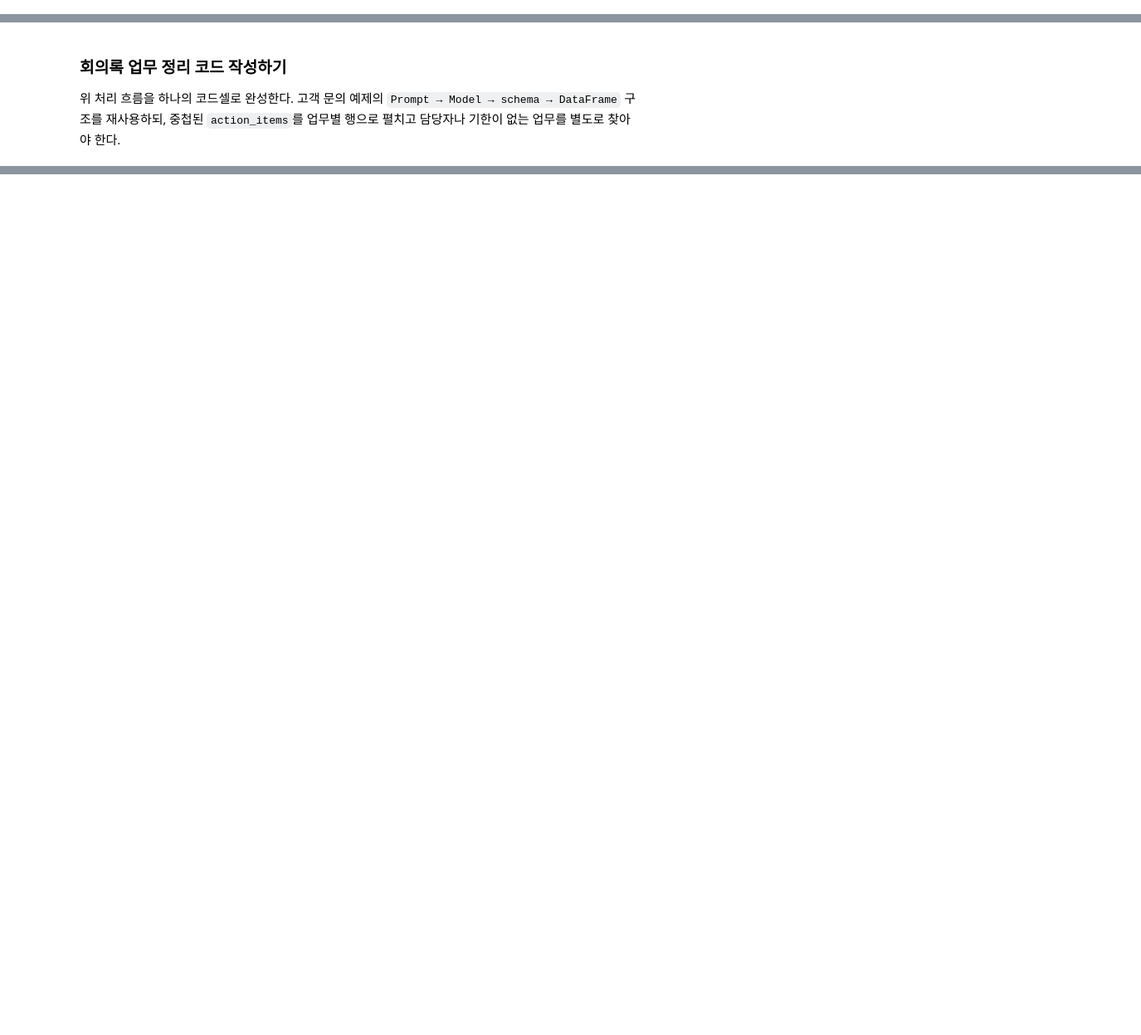
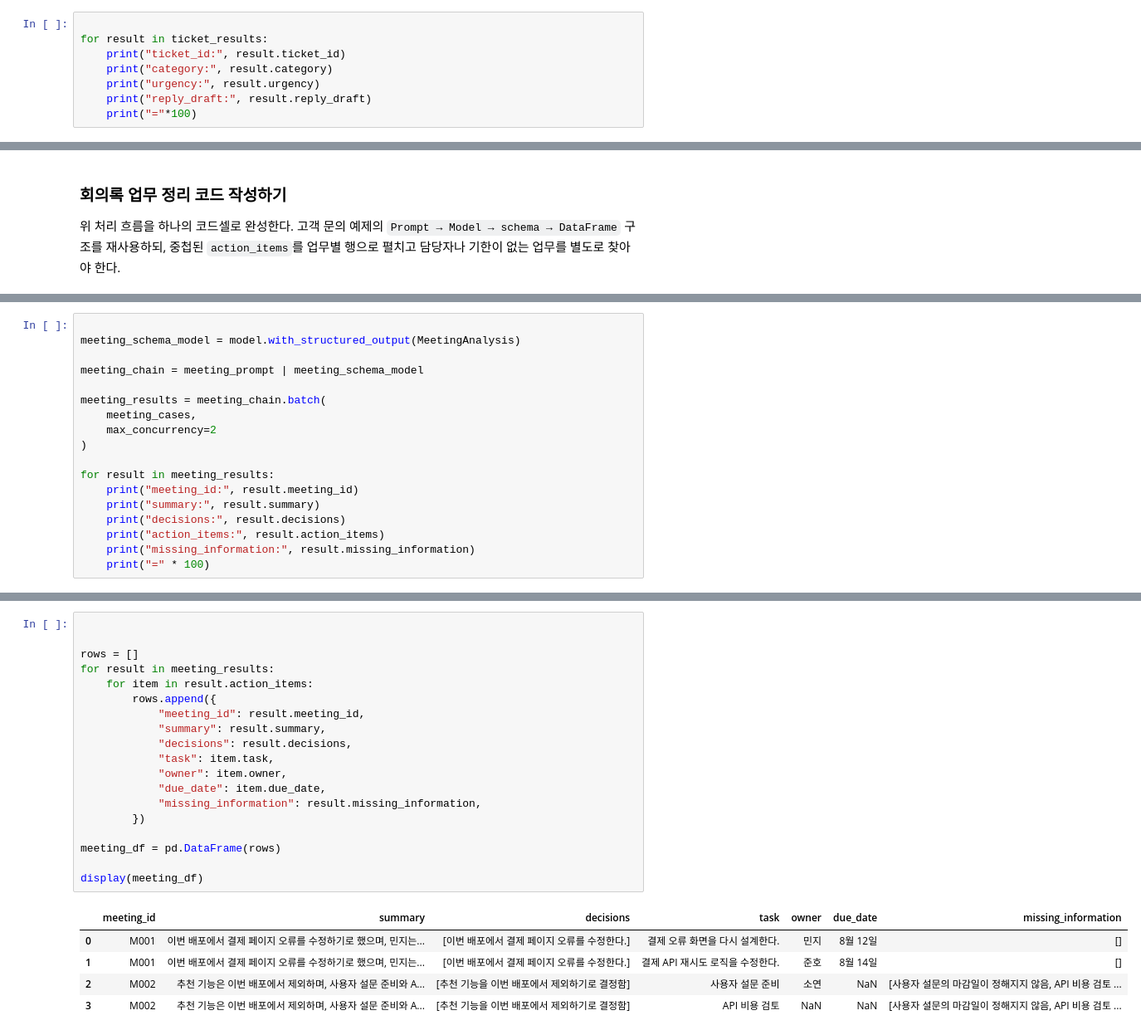
Before and after one commit to lesoo-SKN-33th/09_llm, a Jupyter notebook: 05_langchain/02_langchain_component/01_model_io.ipynb, the cells around one changed output, grey strips where cells are left out. Shown at 83% size. Cells and saved outputs as stored; diff of their text form; blank space fills up the shorter version.

```diff
--- a/05_langchain/02_langchain_component/01_model_io.ipynb
+++ b/05_langchain/02_langchain_component/01_model_io.ipynb
@@ -493,0 +645,8 @@ Pydantic 객체를 `model_dump()`로 딕셔너리로 바꾸면 DataFrame 행으
+# %%
+
+for result in ticket_results:
+    print("ticket_id:", result.ticket_id)
+    print("category:", result.category)
+    print("urgency:", result.urgency)
+    print("reply_draft:", result.reply_draft)
+    print("="*100)
@@ -519,0 +756,18 @@ Pydantic 객체를 `model_dump()`로 딕셔너리로 바꾸면 DataFrame 행으
+# %%
+
+meeting_schema_model = model.with_structured_output(MeetingAnalysis)
+
+meeting_chain = meeting_prompt | meeting_schema_model
+
+meeting_results = meeting_chain.batch(
+    meeting_cases,
+    max_concurrency=2
+)
+
+for result in meeting_results:
+    print("meeting_id:", result.meeting_id)
+    print("summary:", result.summary)
+    print("decisions:", result.decisions)
+    print("action_items:", result.action_items)
+    print("missing_information:", result.missing_information)
+    print("=" * 100)
@@ -519,0 +787,25 @@ Pydantic 객체를 `model_dump()`로 딕셔너리로 바꾸면 DataFrame 행으
+# %%
+
+
+rows = []
+for result in meeting_results:
+    for item in result.action_items:
+        rows.append({
+            "meeting_id": result.meeting_id,
+            "summary": result.summary,
+            "decisions": result.decisions,
+            "task": item.task,
+            "owner": item.owner,
+            "due_date": item.due_date,
+            "missing_information": result.missing_information,
+        })
+
+meeting_df = pd.DataFrame(rows)
+
+display(meeting_df)
+# %% [output]
+|  | meeting_id | summary | decisions | task | owner | due_date | missing_information |
+| 0 | M001 | 이번 배포에서 결제 페이지 오류를 수정하기로 했으며, 민지는... | [이번 배포에서 결제 페이지 오류를 수정한다.] | 결제 오류 화면을 다시 설계한다. | 민지 | 8월 12일 | [] |
+| 1 | M001 | 이번 배포에서 결제 페이지 오류를 수정하기로 했으며, 민지는... | [이번 배포에서 결제 페이지 오류를 수정한다.] | 결제 API 재시도 로직을 수정한다. | 준호 | 8월 14일 | [] |
+| 2 | M002 | 추천 기능은 이번 배포에서 제외하며, 사용자 설문 준비와 A... | [추천 기능을 이번 배포에서 제외하기로 결정함] | 사용자 설문 준비 | 소연 | NaN | [사용자 설문의 마감일이 정해지지 않음, API 비용 검토 ... |
+| 3 | M002 | 추천 기능은 이번 배포에서 제외하며, 사용자 설문 준비와 A... | [추천 기능을 이번 배포에서 제외하기로 결정함] | API 비용 검토 | NaN | NaN | [사용자 설문의 마감일이 정해지지 않음, API 비용 검토 ... |
```
Also changed, not shown: parts of 15 cells of this notebook, 4 other files.
